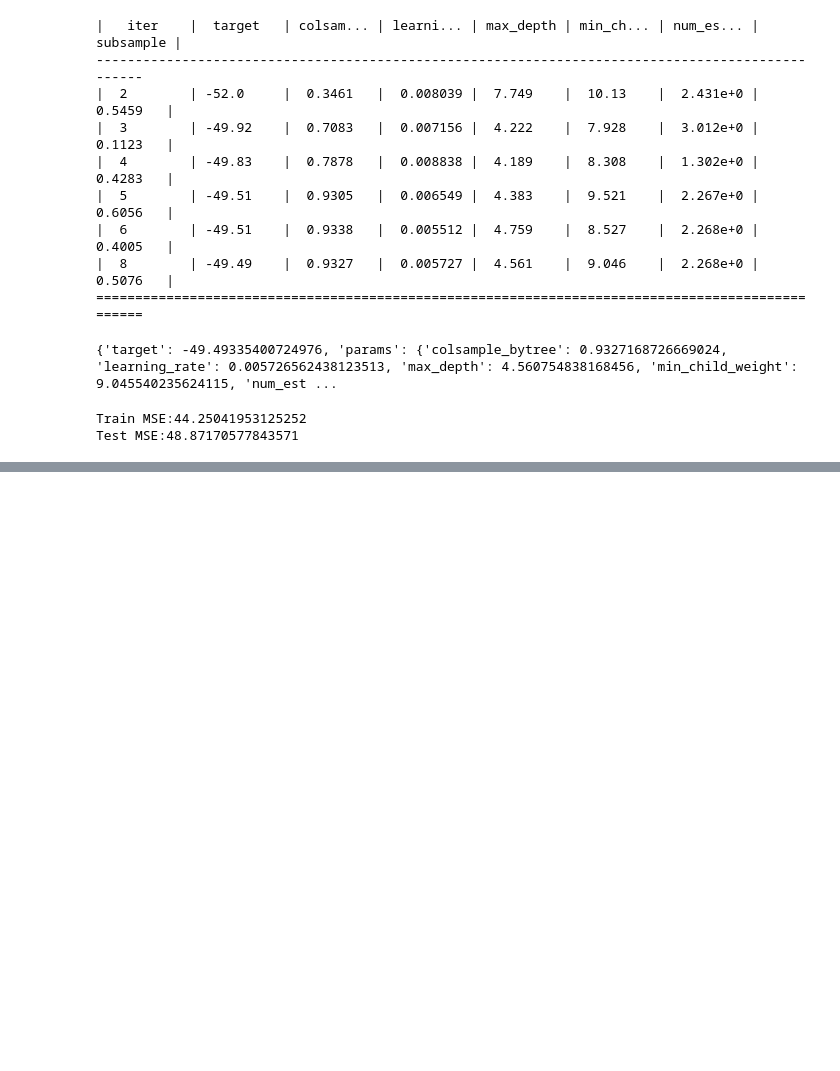
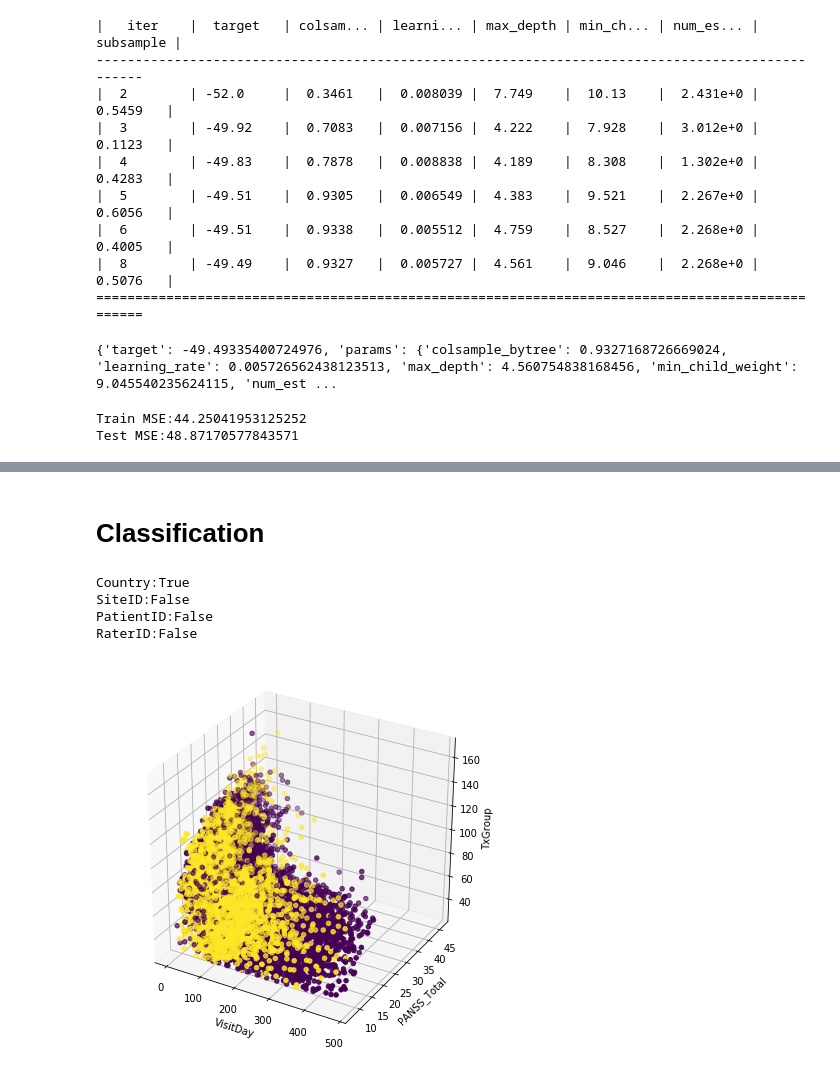
Before and after one commit to wasehahmad/PANSS-Trial-Analysis, a Jupyter notebook: panss_analysis_notebook.ipynb, the cells around one changed output, grey strips where cells are left out. Cells and saved outputs as stored; diff of their text form; code cells hidden in the pictures; blank space fills up the shorter version.

Commit message:
started classification

```diff
--- a/panss_analysis_notebook.ipynb
+++ b/panss_analysis_notebook.ipynb
@@ -468,0 +458,53 @@ NameError: name 'x' is not defined
+# %% [markdown]
+# Classification
+# %%
+def checkMultipleValuesShared(df,group,column):
+    print(group+":"+str(sum(df.groupby([group])[column].unique().apply(lambda x:1 if len(x) > 1 else 0))>0))
+
+# check if possible to have multiple studies with same values.
+checkMultipleValuesShared(allSortedDF,'Country','Study')
+checkMultipleValuesShared(allSortedDF,'SiteID','Study')
+checkMultipleValuesShared(allSortedDF,'PatientID','Study')
+checkMultipleValuesShared(allSortedDF,'RaterID','Study')
+# %% [output]
+Country:True
+SiteID:False
+PatientID:False
+RaterID:False
+# %%
+#divide set into training and test data
+
+#first, get all the possible attributes that we might want
+
+# since each patient,site,Rater is unique to the study, cannot use those as features
+
+countries = list(allSortedDF.columns[allSortedDF.columns.str.startswith("Country_")== True])
+X = ['TxGroup','VisitDay','RelativeVisitDay','PANSS_Total_lag_1','PANSS_Total_diff_1','PANSS_Total','Ns','Gs']+countries
+y = ['LeadStatus']
+
+
+allSortedDF['PANSS_Total_lag_1'] = allSortedDF['PANSS_Total_lag_1'].fillna(allSortedDF.PANSS_Total)
+classificationDF = allSortedDF.loc[allSortedDF['Study_E'] == 0][X+y]
+resultDF = allSortedDF.loc[allSortedDF['Study_E'] == 1][X+y]
+
+xSet = classificationDF[X]
+ySet = classificationDF[y]
+xTrain, xTest, yTrain, yTest = train_test_split(xSet, ySet, test_size=0.25, random_state=123456)
+trainDF = pd.concat([xTrain,yTrain],axis=1)
+# %%
+# attempt visualizing the data
+%matplotlib inline
+
+fig = plt.figure(figsize=(7,7))
+ax = fig.add_subplot(111, projection='3d')
+
+img = ax.scatter(xSet.VisitDay,xSet.Ns, xSet.PANSS_Total_lag_1, c=list(ySet.LeadStatus), marker='o')
+# fig.colorbar(img)
+
+ax.set_xlabel('VisitDay')
+ax.set_ylabel('PANSS_Total')
+ax.set_zlabel('TxGroup')
+
+plt.show()
+# %% [output]
+[figure, added]
```
Also changed, not shown: parts of 16 cells of this notebook.
